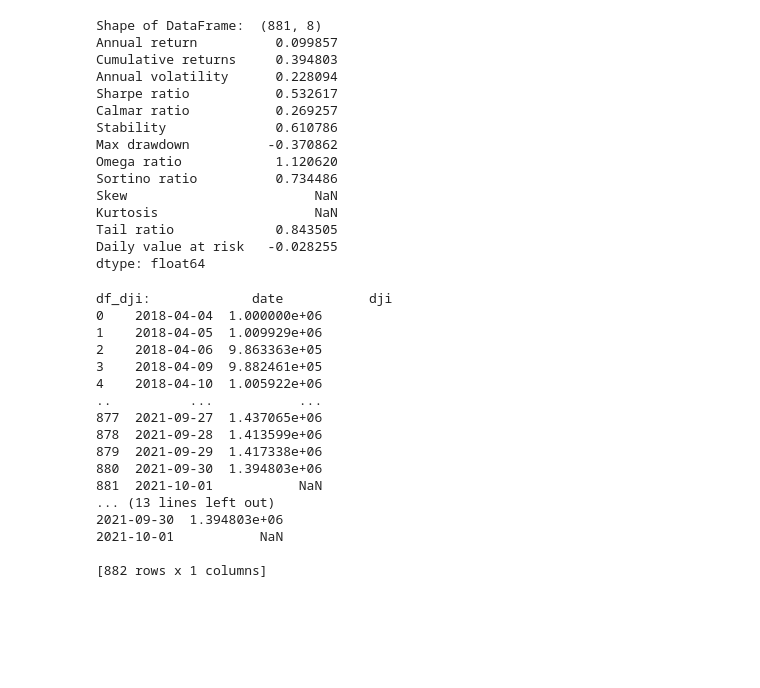
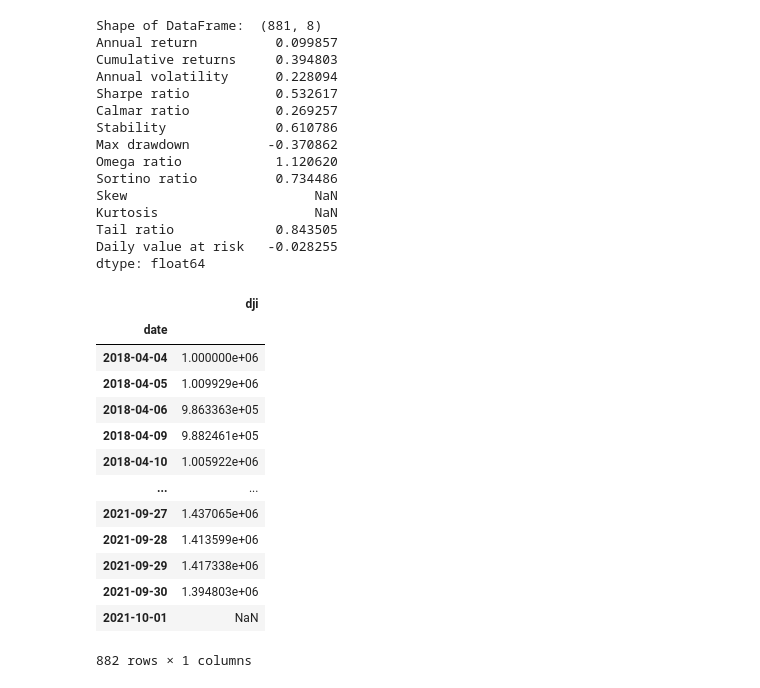
Before and after one commit to SimonCao1207/rl4po, a Jupyter notebook: test.ipynb, the cells around one changed output. Drawn from its saved outputs; the diff is of its cells as text; code cells hidden in the pictures; blank space fills up the shorter version.

```diff
--- a/test.ipynb
+++ b/test.ipynb
@@ -176,30 +167,23 @@ dtype: float64
 # %%
 df_dji = pd.DataFrame()
 df_dji['date'] = df_account_value['date']
 df_dji['dji'] = df_dji_['close'] / df_dji_['close'][0] * env_kwargs["initial_amount"]
-print("df_dji: ", df_dji)
 df_dji.to_csv("df_dji.csv")
 df_dji = df_dji.set_index(df_dji.columns[0])
-print("df_dji: ", df_dji)
-df_dji.to_csv("df_dji+.csv")
-
-df_account_value.to_csv('df_account_value.csv')
+df_dji
 # %% [output]
+|  | dji |
+| date |  |
+| 2018-04-04 | 1.000000e+06 |
+| 2018-04-05 | 1.009929e+06 |
+| 2018-04-06 | 9.863363e+05 |
+| 2018-04-09 | 9.882461e+05 |
+| 2018-04-10 | 1.005922e+06 |
+| ... | ... |
+| 2021-09-27 | 1.437065e+06 |
+| 2021-09-28 | 1.413599e+06 |
+| 2021-09-29 | 1.417338e+06 |
+| 2021-09-30 | 1.394803e+06 |
+| 2021-10-01 | NaN |
-df_dji:             date           dji
-0    2018-04-04  1.000000e+06
-1    2018-04-05  1.009929e+06
-2    2018-04-06  9.863363e+05
-3    2018-04-09  9.882461e+05
-4    2018-04-10  1.005922e+06
-..          ...           ...
-877  2021-09-27  1.437065e+06
-878  2021-09-28  1.413599e+06
-879  2021-09-29  1.417338e+06
-880  2021-09-30  1.394803e+06
-881  2021-10-01           NaN
-... (13 lines left out)
-2021-09-30  1.394803e+06
-2021-10-01           NaN
-
-[882 rows x 1 columns]
+882 rows × 1 columns
 # %%
```
Also changed, not shown: parts of 3 cells of this notebook, 5 other files.
